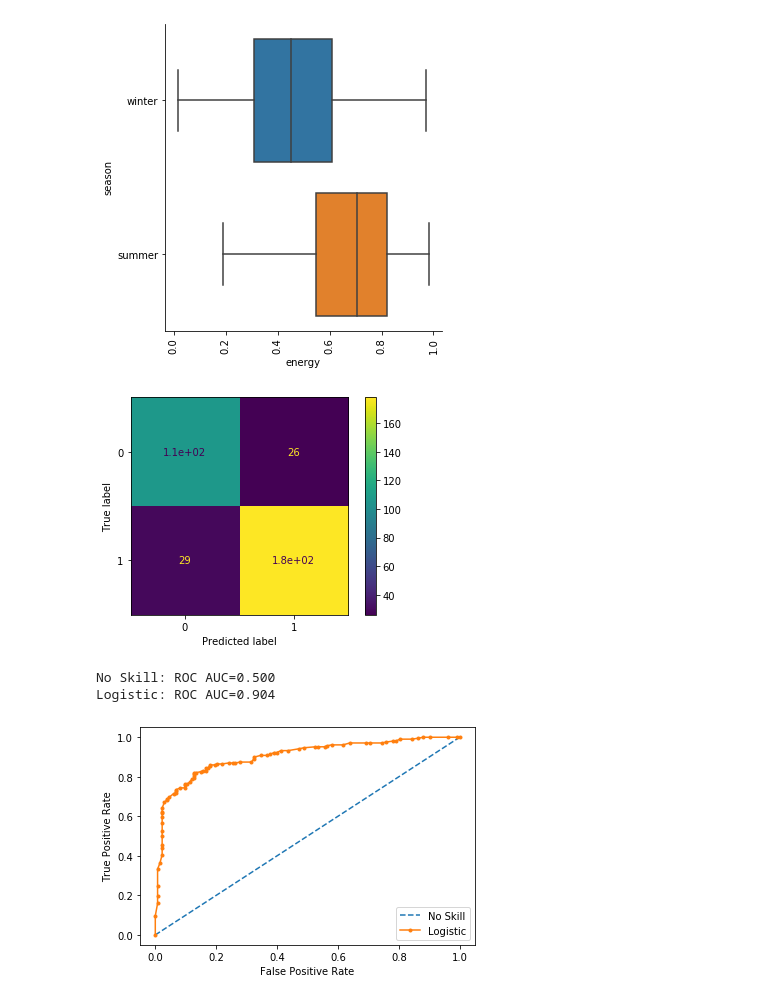
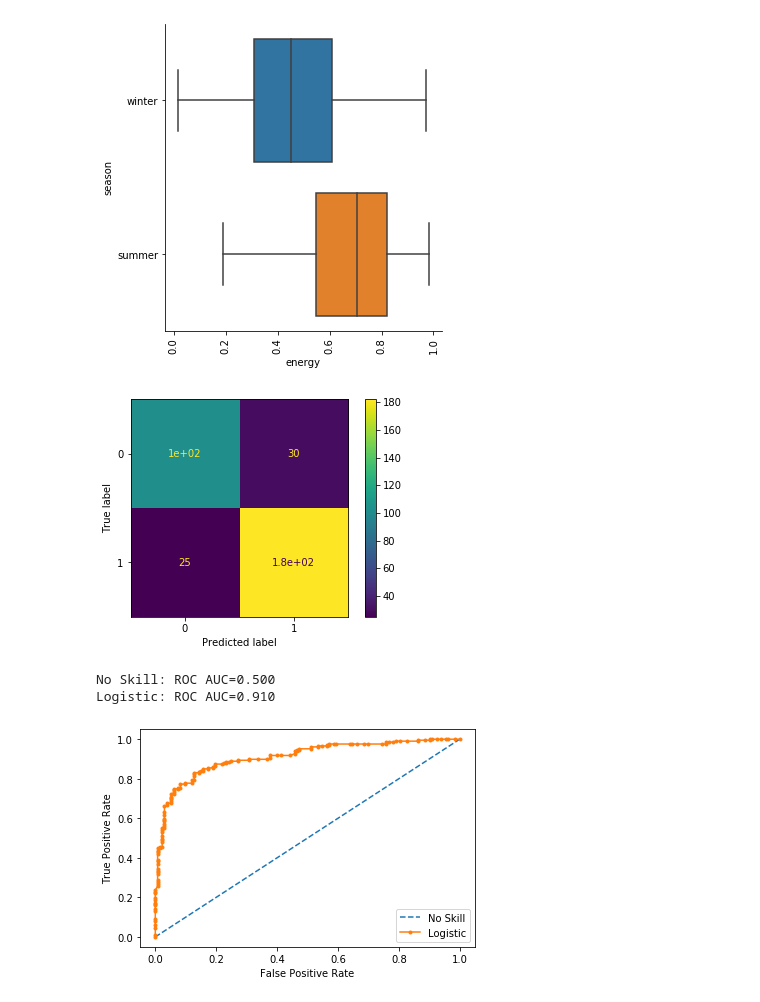
Before and after one commit to teehim/playlist_separator, a Jupyter notebook: track.ipynb, the cells around one changed output. Saved outputs shown, nothing was run; the diff lists cells and outputs as text; code cells hidden in the pictures.

```diff
--- a/track.ipynb
+++ b/track.ipynb
@@ -30,6 +30,10 @@ track_df.drop("time_signature", axis=1, inplace=True)
 track_df.drop("mode", axis=1, inplace=True)
 track_df.drop("key", axis=1, inplace=True)
 track_df.drop("emotion", axis=1, inplace=True)
+# track_df = pd.concat([track_df, track_df['pitches'].apply(pd.Series)], axis=1)
+# track_df = pd.concat([track_df, track_df['timbre'].apply(pd.Series)], axis=1)
+track_df.drop("timbre", axis=1, inplace=True)
+track_df.drop("pitches", axis=1, inplace=True)
 # track_df.drop("release_date", axis=1, inplace=True)
 
 track_df['release_date'] = pd.to_numeric(track_df['release_date'].str.split('-',expand=True)[1])
@@ -48,4 +52,4 @@ track_df['season'] = track_df['season'].replace('spring','summer')
 track_df.isna().sum()
 season = season.astype('category')
 season = season.cat.codes
-# track_df
+track_df.columns
@@ -129,7 +138,14 @@ from matplotlib import pyplot
 X_train, X_test, y_train, y_test = train_test_split(track_df_out, season, test_size=0.30, random_state=33)
 ns_probs = [0 for _ in range(len(y_test))]
 # knn = KNeighborsClassifier(algorithm='brute', n_neighbors=95, p=1, weights='distance')
-rf = RandomForestClassifier()
+rf = RandomForestClassifier(bootstrap=True, ccp_alpha=0.0, class_weight=None,
+                       criterion='gini', max_depth=343, max_features='log2',
+                       max_leaf_nodes=None, max_samples=None,
+                       min_impurity_decrease=0.0, min_impurity_split=None,
+                       min_samples_leaf=1, min_samples_split=2,
+                       min_weight_fraction_leaf=0.0, n_estimators=659,
+                       n_jobs=None, oob_score=False, random_state=33,
+                       verbose=0, warm_start=False)
 model = rf.fit(X_train, y_train)
 lr_probs = model.predict_proba(X_test)
 # y_pred = model.predict(X_test)
@@ -141,36 +157,36 @@ plot_confusion_matrix(model, X_test, y_test)
 plt.show()
 lr_probs = lr_probs[:, 1]
 ns_auc = roc_auc_score(y_test, ns_probs)
 lr_auc = roc_auc_score(y_test, lr_probs)
 
 print('No Skill: ROC AUC=%.3f' % (ns_auc))
 print('Logistic: ROC AUC=%.3f' % (lr_auc))
 
 ns_fpr, ns_tpr, _ = roc_curve(y_test, ns_probs)
 lr_fpr, lr_tpr, _ = roc_curve(y_test, lr_probs)
 
 pyplot.plot(ns_fpr, ns_tpr, linestyle='--', label='No Skill')
 pyplot.plot(lr_fpr, lr_tpr, marker='.', label='Logistic')
 
 pyplot.xlabel('False Positive Rate')
 pyplot.ylabel('True Positive Rate')
 
 pyplot.legend()
 
 pyplot.show()
 
 # fdf = pd.DataFrame(rf.feature_importances_, index=X_train.columns, columns=['imp'])
 # fdf = fdf.sort_values(by='imp', ascending=False)
 
 # features = []
 # for feature in zip(X_train.columns, rf.feature_importances_):
 #     features.append(feature[1])
 
 # print(fdf)
 # %% [output]
-[figure, old version]
+[figure, new version]
 No Skill: ROC AUC=0.500
-Logistic: ROC AUC=0.904
+Logistic: ROC AUC=0.910
-[figure, old version]
+[figure, new version]
 # %%
 import xgboost as xgb
```
Also changed, not shown: parts of 10 cells of this notebook, 4 other files.
